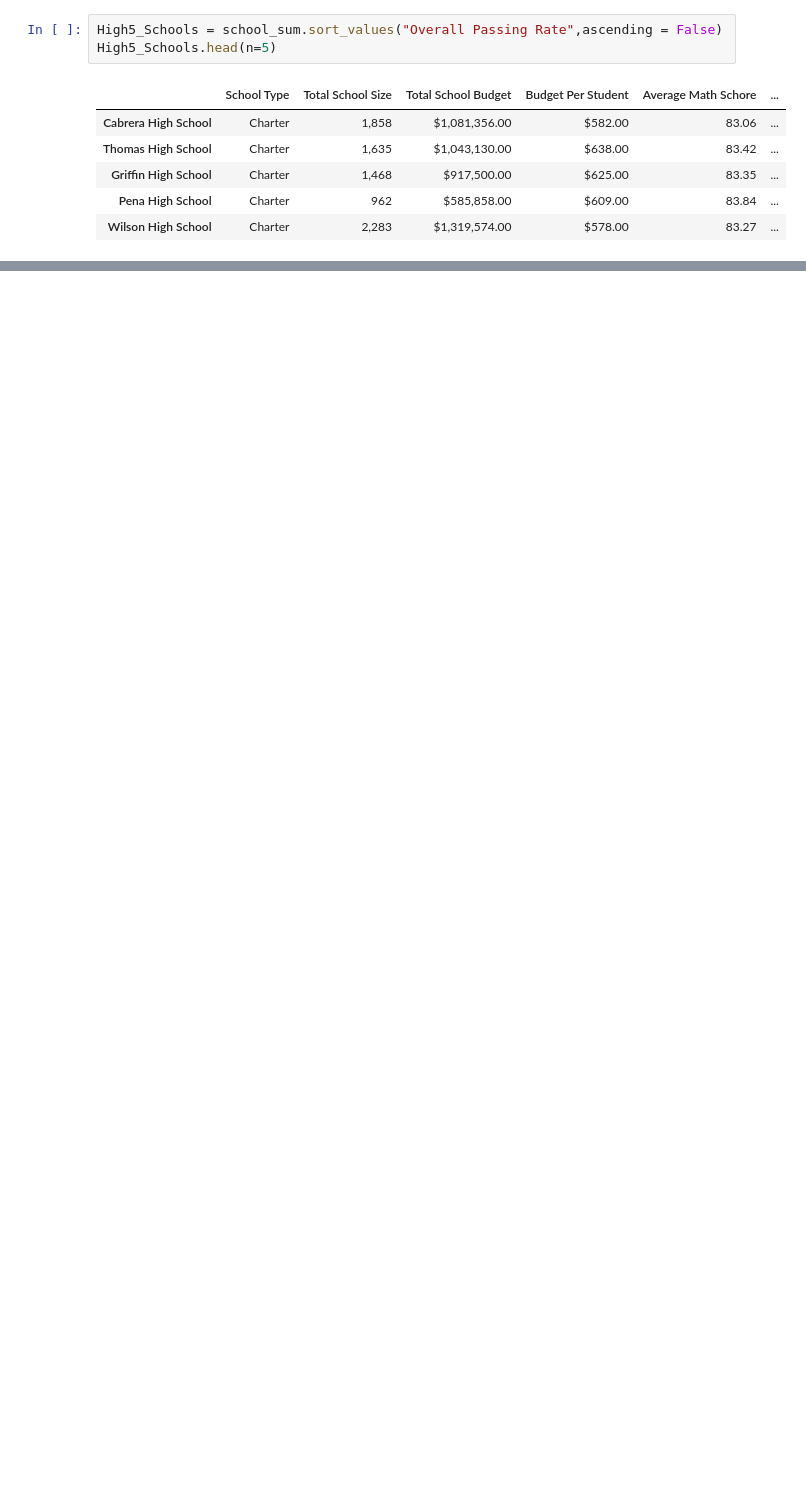
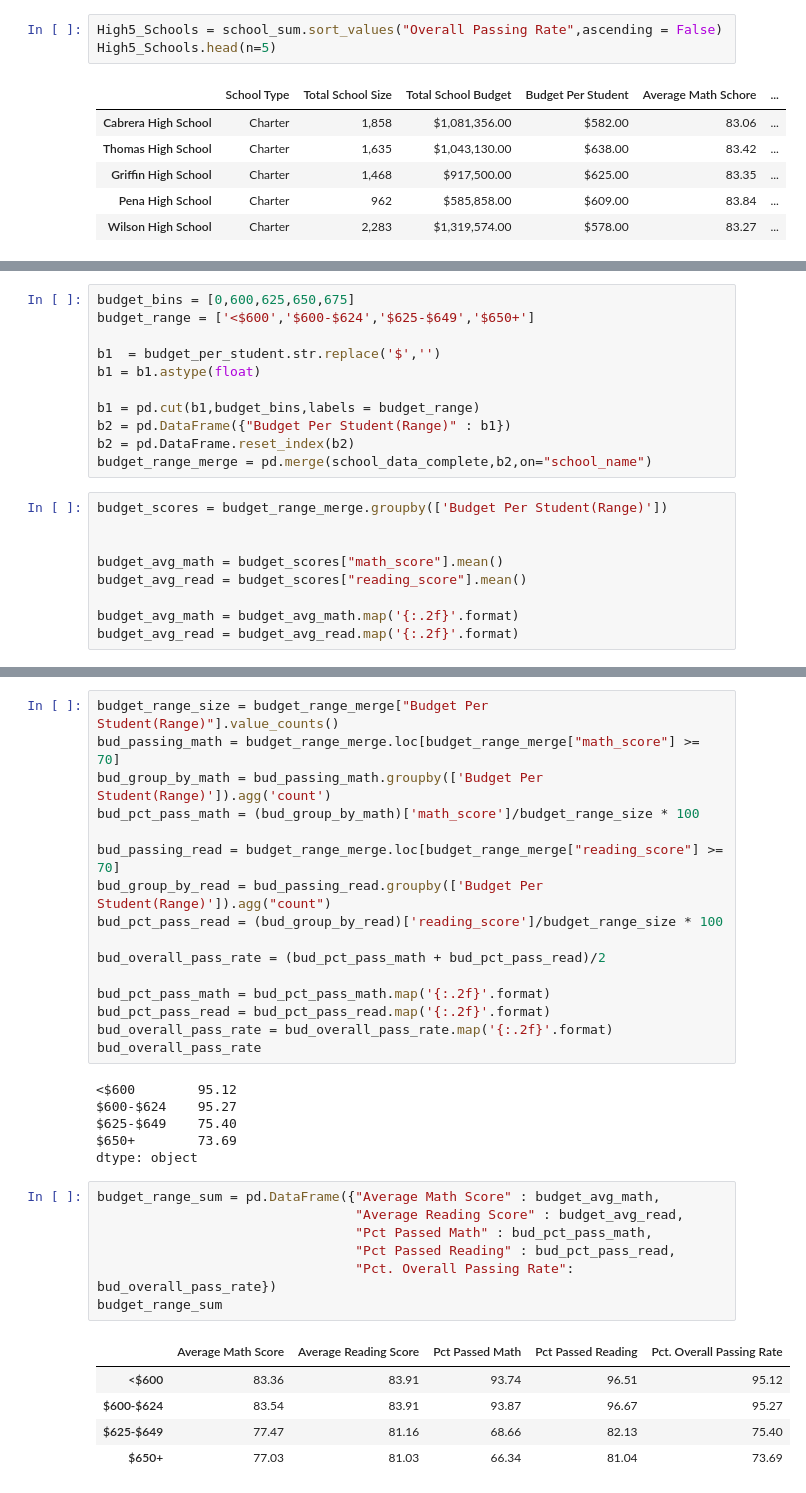
Before and after one commit to derrikdennis/pandas-challenge, a Jupyter notebook: PyCitySchools/PyCitySchools.ipynb, the cells around one changed output, grey strips where cells are left out. Saved outputs shown, nothing was run; the diff lists cells and outputs as text; blank space fills up the shorter version.

```diff
--- a/PyCitySchools/PyCitySchools.ipynb
+++ b/PyCitySchools/PyCitySchools.ipynb
@@ -208,0 +235,20 @@ math_summary_by_school
+# %%
+budget_bins = [0,600,625,650,675]
+budget_range = ['<$600','$600-$624','$625-$649','$650+']
+
+b1  = budget_per_student.str.replace('$','')
+b1 = b1.astype(float)
+
+b1 = pd.cut(b1,budget_bins,labels = budget_range)
+b2 = pd.DataFrame({"Budget Per Student(Range)" : b1})
+b2 = pd.DataFrame.reset_index(b2)
+budget_range_merge = pd.merge(school_data_complete,b2,on="school_name")
+# %%
+budget_scores = budget_range_merge.groupby(['Budget Per Student(Range)'])
+
+
+budget_avg_math = budget_scores["math_score"].mean()
+budget_avg_read = budget_scores["reading_score"].mean()
+
+budget_avg_math = budget_avg_math.map('{:.2f}'.format)
+budget_avg_read = budget_avg_read.map('{:.2f}'.format)
@@ -208,0 +262,35 @@ math_summary_by_school
+# %%
+budget_range_size = budget_range_merge["Budget Per Student(Range)"].value_counts()
+bud_passing_math = budget_range_merge.loc[budget_range_merge["math_score"] >= 70]
+bud_group_by_math = bud_passing_math.groupby(['Budget Per Student(Range)']).agg('count')
+bud_pct_pass_math = (bud_group_by_math)['math_score']/budget_range_size * 100
+
+bud_passing_read = budget_range_merge.loc[budget_range_merge["reading_score"] >= 70]
+bud_group_by_read = bud_passing_read.groupby(['Budget Per Student(Range)']).agg("count")
+bud_pct_pass_read = (bud_group_by_read)['reading_score']/budget_range_size * 100
+
+bud_overall_pass_rate = (bud_pct_pass_math + bud_pct_pass_read)/2
+
+bud_pct_pass_math = bud_pct_pass_math.map('{:.2f}'.format)
+bud_pct_pass_read = bud_pct_pass_read.map('{:.2f}'.format)
+bud_overall_pass_rate = bud_overall_pass_rate.map('{:.2f}'.format)
+bud_overall_pass_rate
+# %% [output]
+<$600        95.12
+$600-$624    95.27
+$625-$649    75.40
+$650+        73.69
+dtype: object
+# %%
+budget_range_sum = pd.DataFrame({"Average Math Score" : budget_avg_math,
+                                 "Average Reading Score" : budget_avg_read,
+                                 "Pct Passed Math" : bud_pct_pass_math,
+                                 "Pct Passed Reading" : bud_pct_pass_read,
+                                 "Pct. Overall Passing Rate": bud_overall_pass_rate})
+budget_range_sum
+# %% [output]
+|  | Average Math Score | Average Reading Score | Pct Passed Math | Pct Passed Reading | Pct. Overall Passing Rate |
+| <$600 | 83.36 | 83.91 | 93.74 | 96.51 | 95.12 |
+| $600-$624 | 83.54 | 83.91 | 93.87 | 96.67 | 95.27 |
+| $625-$649 | 77.47 | 81.16 | 68.66 | 82.13 | 75.40 |
+| $650+ | 77.03 | 81.03 | 66.34 | 81.04 | 73.69 |
```
Also changed, not shown: parts of 13 cells of this notebook.
